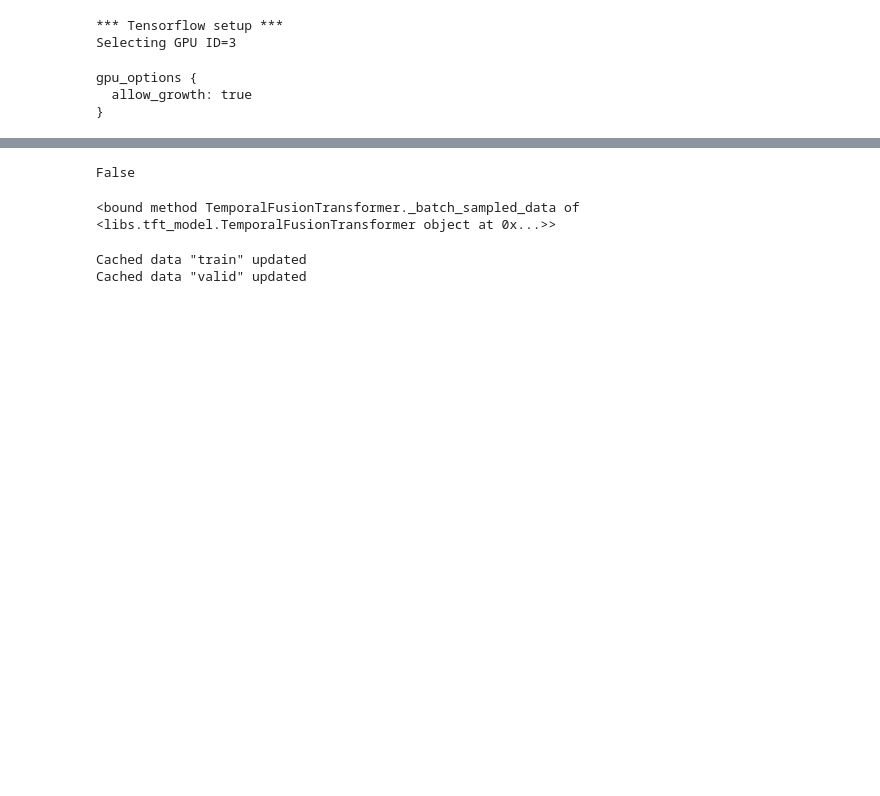
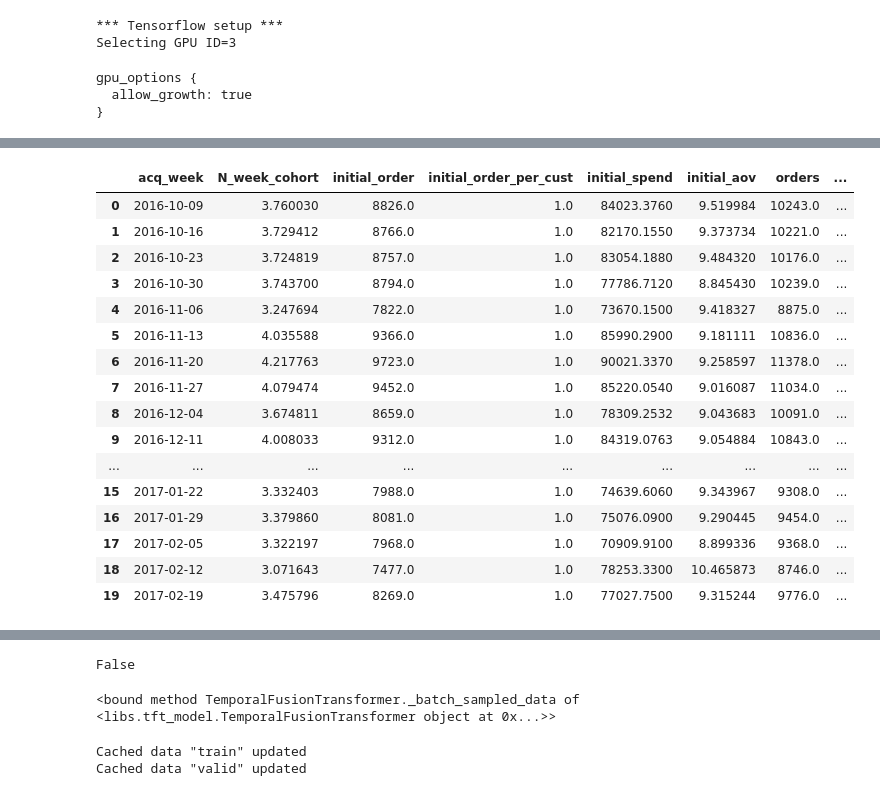
Before and after one commit to Isaac-JL-Chen/tft-cbcv, a Jupyter notebook: script_train_fixed_params.ipynb, the cells around one changed output, grey strips where cells are left out. Cells and saved outputs as stored; diff of their text form; code cells hidden in the pictures; blank space fills up the shorter version.

```diff
--- a/script_train_fixed_params.ipynb
+++ b/script_train_fixed_params.ipynb
@@ -115,0 +121,7 @@ Loading & splitting data...
+# %%
+## limit to which has validation data
+validation_start = '2018-11-18'
+merchant_list=raw_data[raw_data['acq_week']<validation_start].groupby(['merchant_index'], as_index=False)['acq_week'].count()
+raw_data=pd.merge(raw_data, merchant_list['merchant_index'], on='merchant_index').drop_duplicates()
+print(raw_data.groupby(['merchant_index'])['merchant_index'].count())
+raw_data
@@ -195,0 +206,20 @@ test
+# %%
+train.iloc[:20]
+# %% [output]
+|  | acq_week | N_week_cohort | initial_order | initial_order_per_cust | initial_spend | initial_aov | orders | ... |
+| 0 | 2016-10-09 | 3.760030 | 8826.0 | 1.0 | 84023.3760 | 9.519984 | 10243.0 | ... |
+| 1 | 2016-10-16 | 3.729412 | 8766.0 | 1.0 | 82170.1550 | 9.373734 | 10221.0 | ... |
+| 2 | 2016-10-23 | 3.724819 | 8757.0 | 1.0 | 83054.1880 | 9.484320 | 10176.0 | ... |
+| 3 | 2016-10-30 | 3.743700 | 8794.0 | 1.0 | 77786.7120 | 8.845430 | 10239.0 | ... |
+| 4 | 2016-11-06 | 3.247694 | 7822.0 | 1.0 | 73670.1500 | 9.418327 | 8875.0 | ... |
+| 5 | 2016-11-13 | 4.035588 | 9366.0 | 1.0 | 85990.2900 | 9.181111 | 10836.0 | ... |
+| 6 | 2016-11-20 | 4.217763 | 9723.0 | 1.0 | 90021.3370 | 9.258597 | 11378.0 | ... |
+| 7 | 2016-11-27 | 4.079474 | 9452.0 | 1.0 | 85220.0540 | 9.016087 | 11034.0 | ... |
+| 8 | 2016-12-04 | 3.674811 | 8659.0 | 1.0 | 78309.2532 | 9.043683 | 10091.0 | ... |
+| 9 | 2016-12-11 | 4.008033 | 9312.0 | 1.0 | 84319.0763 | 9.054884 | 10843.0 | ... |
+| ... | ... | ... | ... | ... | ... | ... | ... | ... |
+| 15 | 2017-01-22 | 3.332403 | 7988.0 | 1.0 | 74639.6060 | 9.343967 | 9308.0 | ... |
+| 16 | 2017-01-29 | 3.379860 | 8081.0 | 1.0 | 75076.0900 | 9.290445 | 9454.0 | ... |
+| 17 | 2017-02-05 | 3.322197 | 7968.0 | 1.0 | 70909.9100 | 8.899336 | 9368.0 | ... |
+| 18 | 2017-02-12 | 3.071643 | 7477.0 | 1.0 | 78253.3300 | 10.465873 | 8746.0 | ... |
+| 19 | 2017-02-19 | 3.475796 | 8269.0 | 1.0 | 77027.7500 | 9.315244 | 9776.0 | ... |
```
Also changed, not shown: parts of 40 cells of this notebook, 11 other files.
